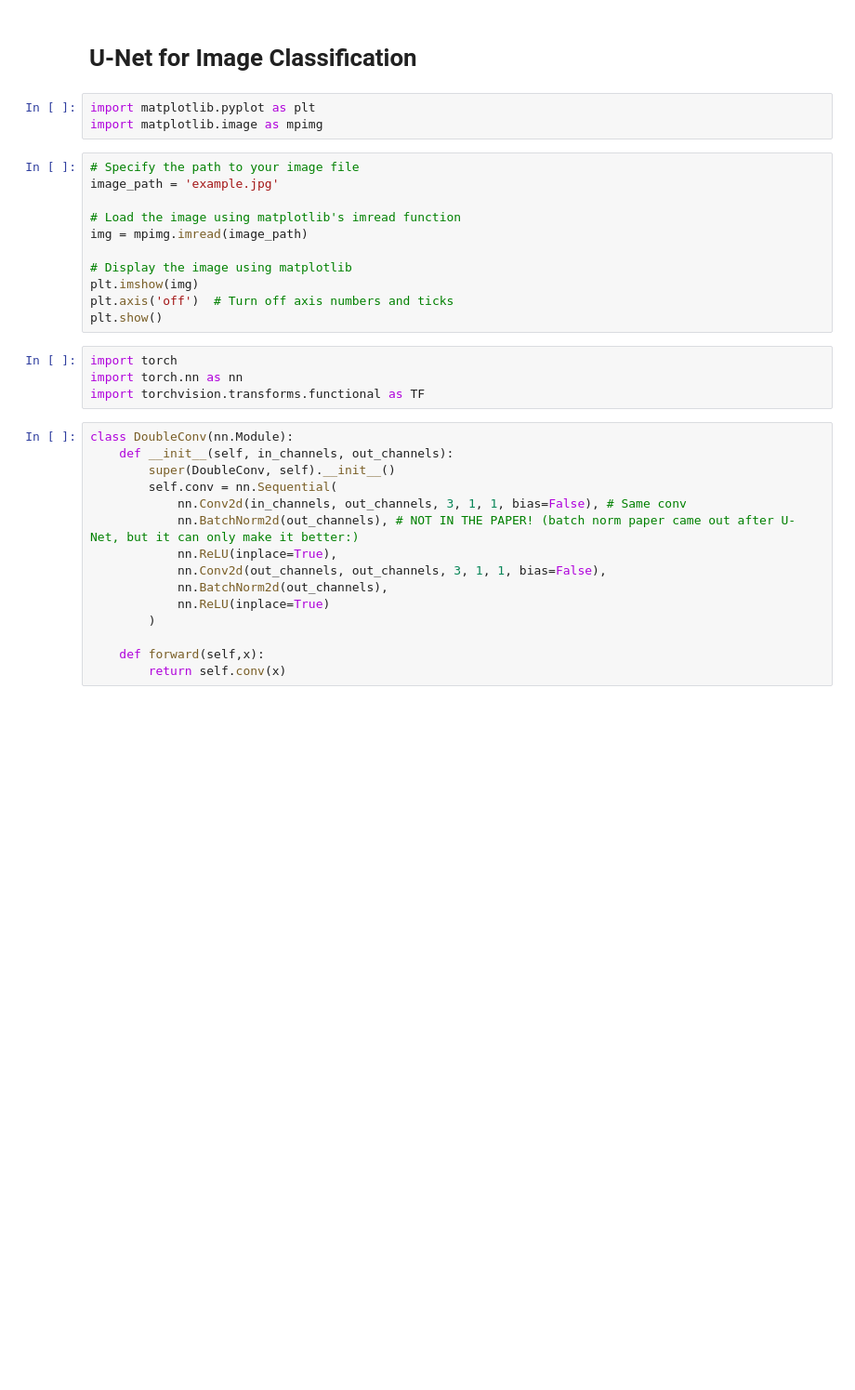
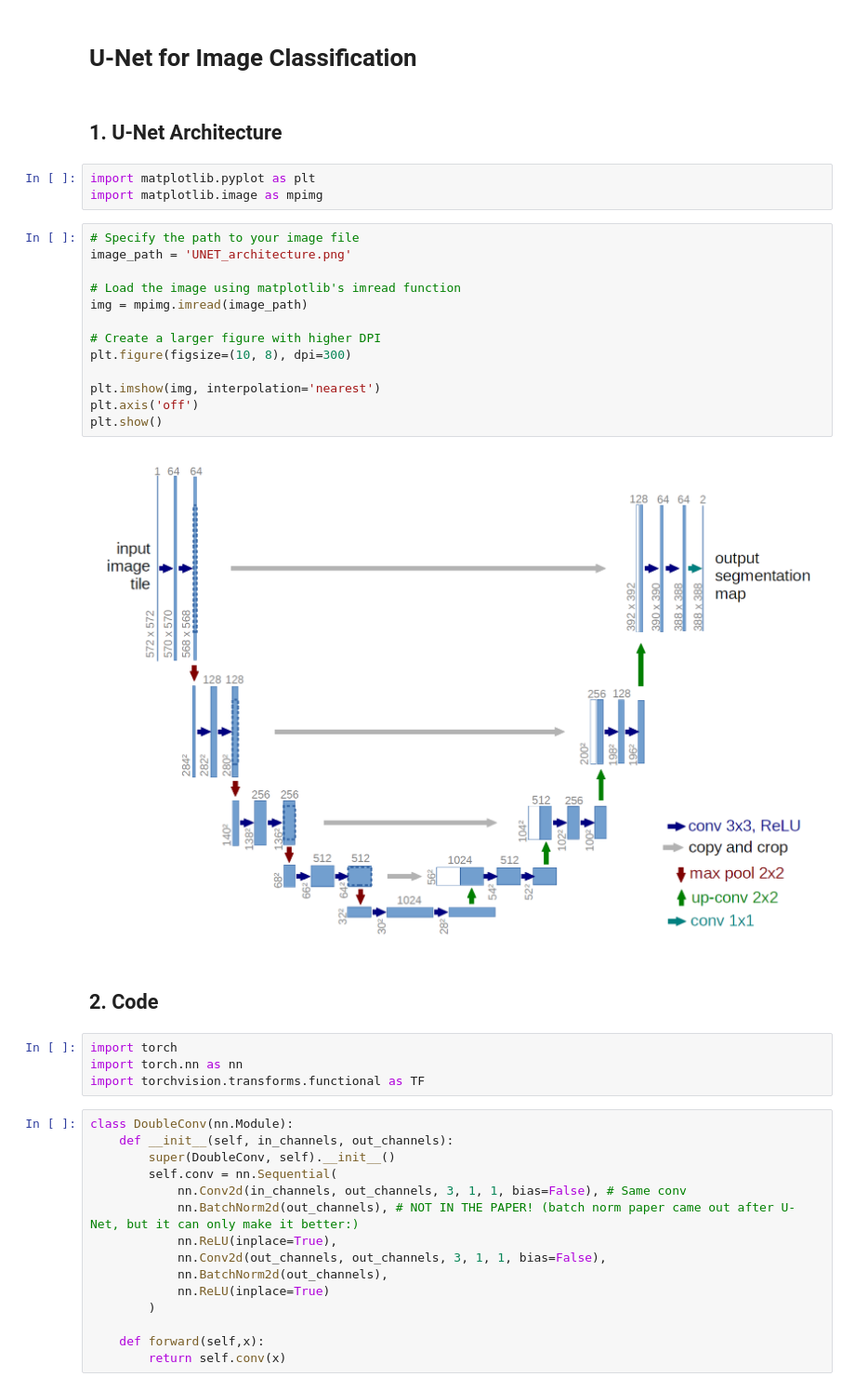
Before and after one commit to Icemagic33/pytorch_introduction, a Jupyter notebook: U-Net/unet.ipynb, the cells around one changed output. Shown at 93% size. Cells and saved outputs as stored; diff of their text form; blank space fills up the shorter version.

Commit message:
Complete UNET architecture

```diff
--- a/U-Net/unet.ipynb
+++ b/U-Net/unet.ipynb
@@ -1,19 +1,27 @@
 # %% [markdown]
 # U-Net for Image Classification
+# %% [markdown]
+## 1. U-Net Architecture
 # %%
 import matplotlib.pyplot as plt
 import matplotlib.image as mpimg
 # %%
 # Specify the path to your image file
-image_path = 'example.jpg'
+image_path = 'UNET_architecture.png'
 
 # Load the image using matplotlib's imread function
 img = mpimg.imread(image_path)
 
-# Display the image using matplotlib
-plt.imshow(img)
-plt.axis('off')  # Turn off axis numbers and ticks
+# Create a larger figure with higher DPI
+plt.figure(figsize=(10, 8), dpi=300)
+
+plt.imshow(img, interpolation='nearest')
+plt.axis('off')
 plt.show()
+# %% [output]
+[figure, added]
+# %% [markdown]
+## 2. Code
 # %%
 import torch
 import torch.nn as nn
```
Also changed, not shown: parts of 4 cells of this notebook, 6 other files.
